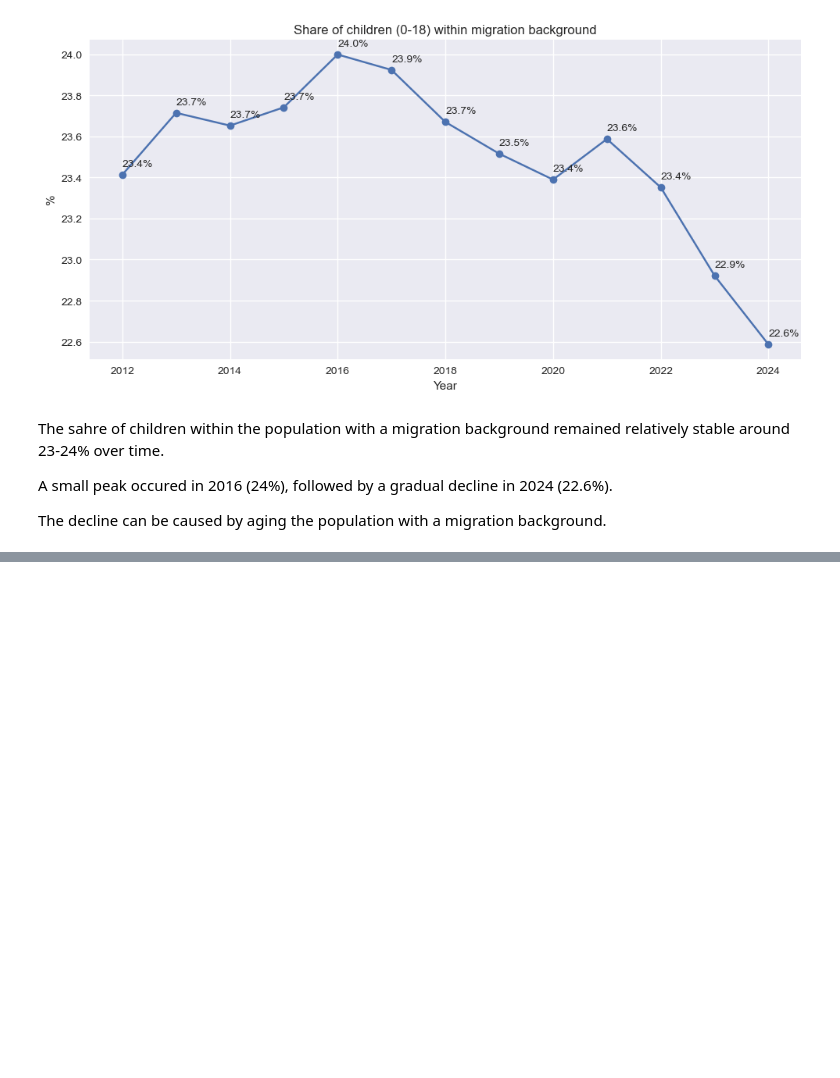
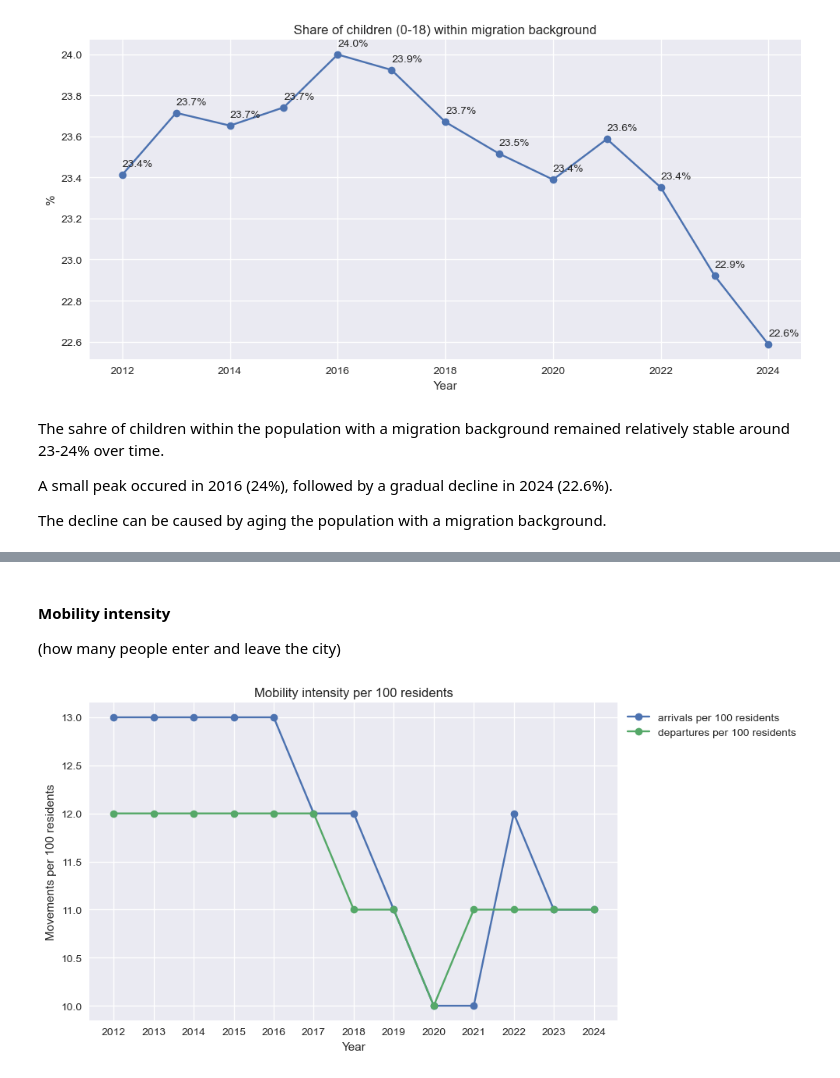
Before and after one commit to rosewiine/cologne-city-eda, a Jupyter notebook: notebooks/02_EDA.ipynb, the cells around one changed output, grey strips where cells are left out. Saved outputs shown, nothing was run; the diff lists cells and outputs as text; code cells hidden in the pictures; blank space fills up the shorter version.

```diff
--- a/notebooks/02_EDA.ipynb
+++ b/notebooks/02_EDA.ipynb
@@ -1140,0 +1190,20 @@ The decline can be caused by aging the population with a migration background.
+# %% [markdown]
+#### Mobility intensity
+
+(how many people enter and leave the city)
+# %%
+fig, ax = plt.subplots(figsize=(10,5))
+
+ax.plot(df_temp['year'], df_temp['arrivals_per_100'], marker='o', label="arrivals per 100 residents")
+ax.plot(df_temp['year'], df_temp['departures_per_100'], marker='o', label="departures per 100 residents")
+
+ax.set_xlabel("Year")
+ax.set_ylabel("Movements per 100 residents")
+ax.set_xticks(df_city['year'])
+plt.title("Mobility intensity per 100 residents")
+
+plt.legend(title="", bbox_to_anchor=(1, 1), loc='upper left')
+plt.tight_layout()
+plt.show()
+# %% [output]
+[figure, added]
```
Also changed, not shown: parts of 28 cells of this notebook.
